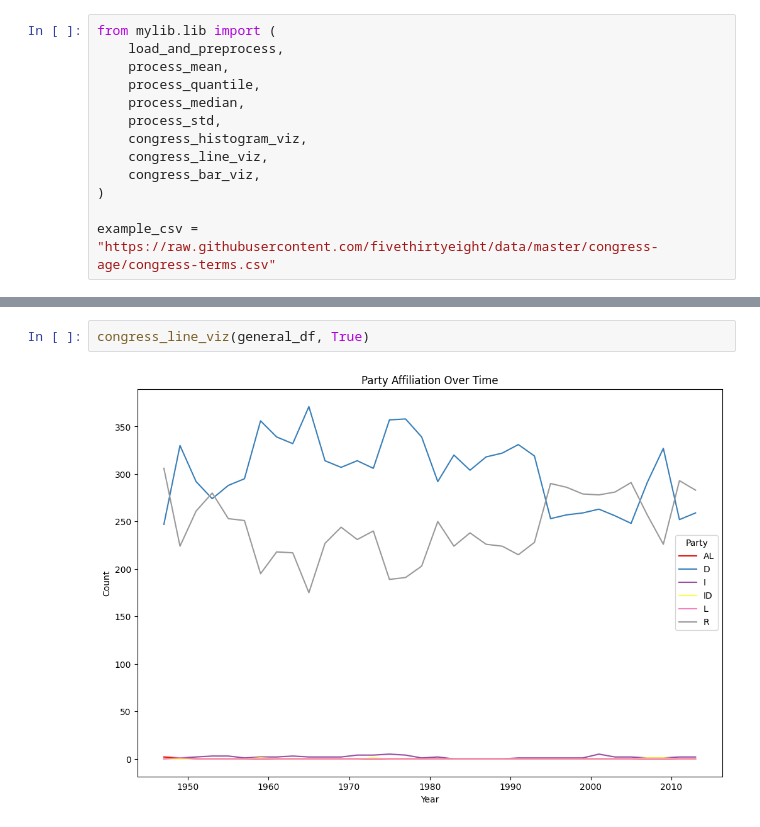
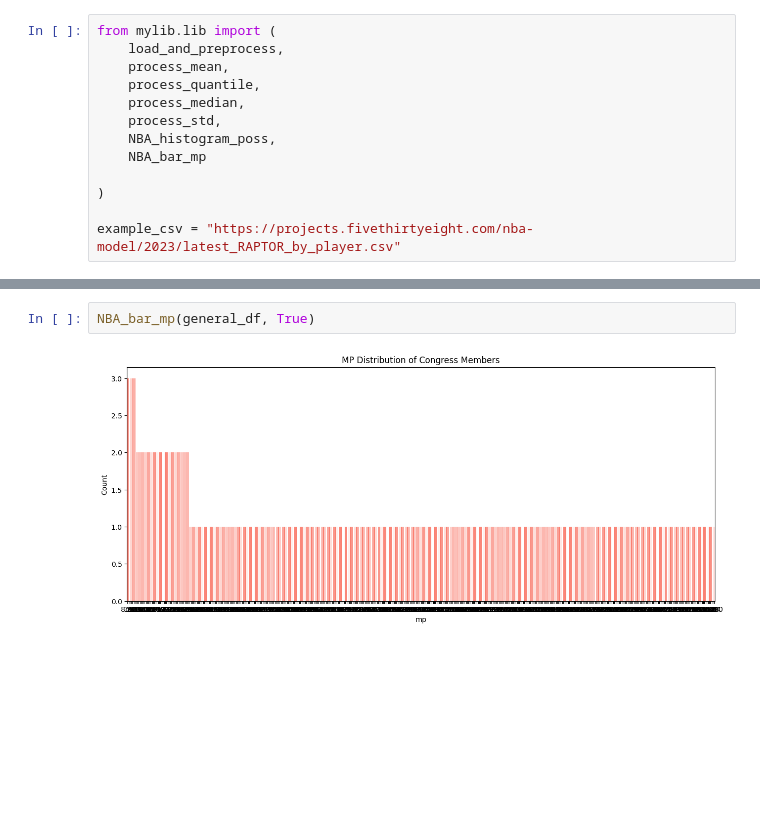
Before and after one commit to nogibjj/DEmini9, a Jupyter notebook: main.ipynb, the cells around one changed output, grey strips where cells are left out. Saved outputs shown, nothing was run; the diff lists cells and outputs as text; blank space fills up the shorter version.

```diff
--- a/main.ipynb
+++ b/main.ipynb
@@ -5,11 +5,11 @@ from mylib.lib import (
     process_quantile,
     process_median,
     process_std,
-    congress_histogram_viz,
-    congress_line_viz,
-    congress_bar_viz,
+    NBA_histogram_poss,
+    NBA_bar_mp
+
 )
 
-example_csv = "https://raw.githubusercontent.com/fivethirtyeight/data/master/congress-age/congress-terms.csv"
+example_csv = "https://projects.fivethirtyeight.com/nba-model/2023/latest_RAPTOR_by_player.csv"
 # %%
 general_df = load_and_preprocess(example_csv)
@@ -40,4 +46,4 @@ congress_histogram_viz(general_df, True)
 # %%
-congress_line_viz(general_df, True)
+NBA_bar_mp(general_df, True)
 # %% [output]
-[figure, old version]
+[figure, new version]
```
Also changed, not shown: parts of 4 cells of this notebook, 8 other files.
